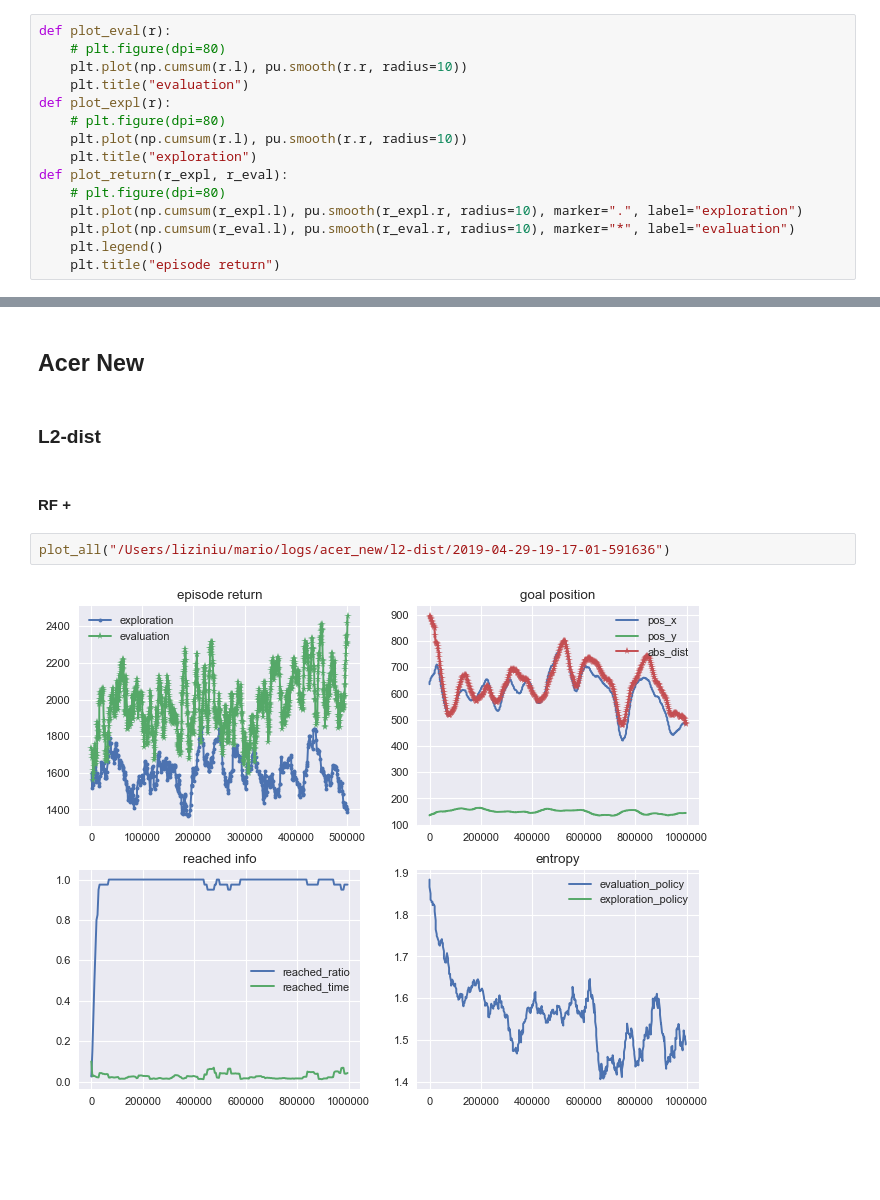
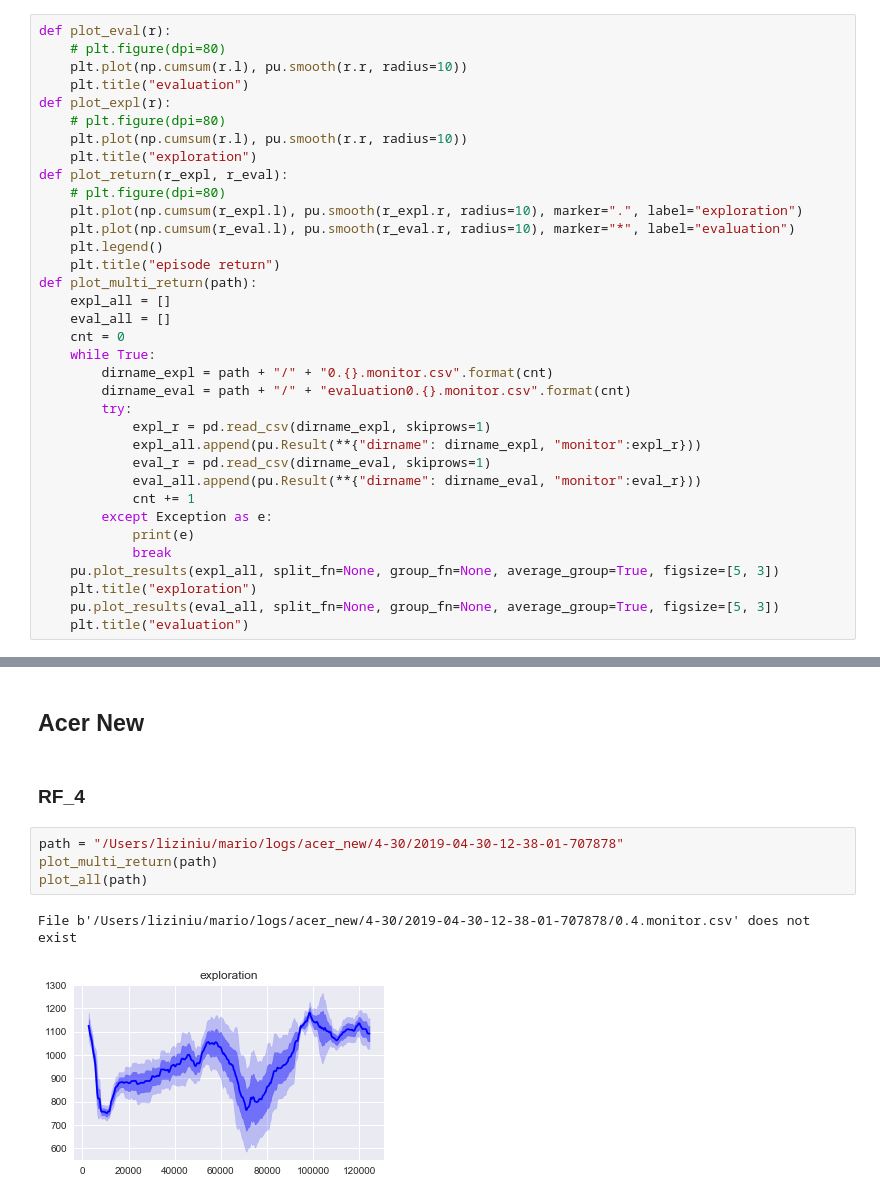
Before and after one commit to liziniu/SuperMario, a Jupyter notebook: Untitled.ipynb, the cells around one changed output, grey strips where cells are left out. Cells and saved outputs as stored; diff of their text form; blank space fills up the shorter version.

```diff
--- a/Untitled.ipynb
+++ b/Untitled.ipynb
@@ -32,6 +32,26 @@ def plot_return(r_expl, r_eval):
     plt.plot(np.cumsum(r_eval.l), pu.smooth(r_eval.r, radius=10), marker="*", label="evaluation")
     plt.legend()
     plt.title("episode return")
+def plot_multi_return(path):
+    expl_all = []
+    eval_all = []
+    cnt = 0
+    while True:
+        dirname_expl = path + "/" + "0.{}.monitor.csv".format(cnt)
+        dirname_eval = path + "/" + "evaluation0.{}.monitor.csv".format(cnt)
+        try:
+            expl_r = pd.read_csv(dirname_expl, skiprows=1)
+            expl_all.append(pu.Result(**{"dirname": dirname_expl, "monitor":expl_r}))
+            eval_r = pd.read_csv(dirname_eval, skiprows=1)
+            eval_all.append(pu.Result(**{"dirname": dirname_eval, "monitor":eval_r}))
+            cnt += 1
+        except Exception as e:
+            print(e)
+            break
+    pu.plot_results(expl_all, split_fn=None, group_fn=None, average_group=True, figsize=[5, 3])
+    plt.title("exploration")
+    pu.plot_results(eval_all, split_fn=None, group_fn=None, average_group=True, figsize=[5, 3])
+    plt.title("evaluation")
 # %%
 def plot_loss(r):
     # plt.figure(dpi=80)
@@ -85,11 +105,12 @@ plot_expl(r.monitor)
 [figure]
 # %% [markdown]
 ## Acer New
-# %% [markdown]
-### L2-dist
 # %% [markdown]
-#### RF +
+### RF_4
 # %%
-plot_all("/Users/liziniu/mario/logs/acer_new/l2-dist/2019-04-29-19-17-01-591636")
+path = "/Users/liziniu/mario/logs/acer_new/4-30/2019-04-30-12-38-01-707878"
+plot_multi_return(path)
+plot_all(path)
 # %% [output]
+File b'/Users/liziniu/mario/logs/acer_new/4-30/2019-04-30-12-38-01-707878/0.4.monitor.csv' does not exist
-[figure, old version]
+[figure, new version]
```
Also changed, not shown: parts of 16 cells of this notebook, 2 other files.
